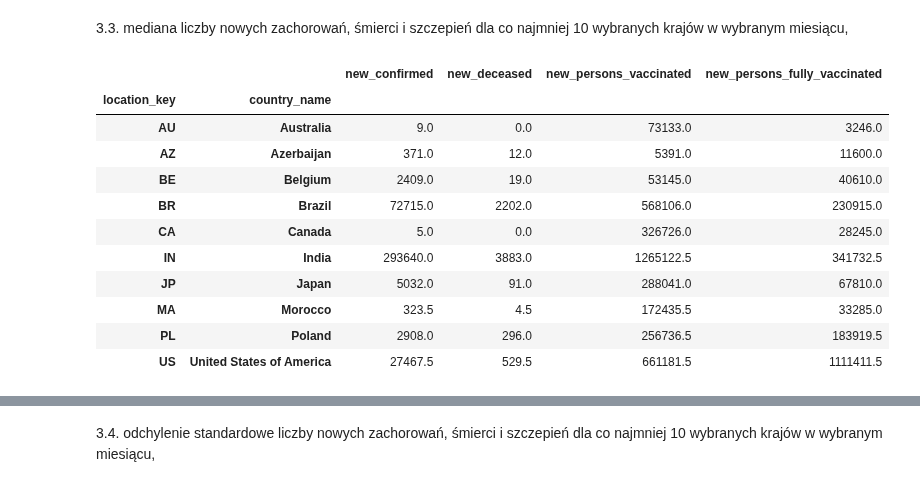
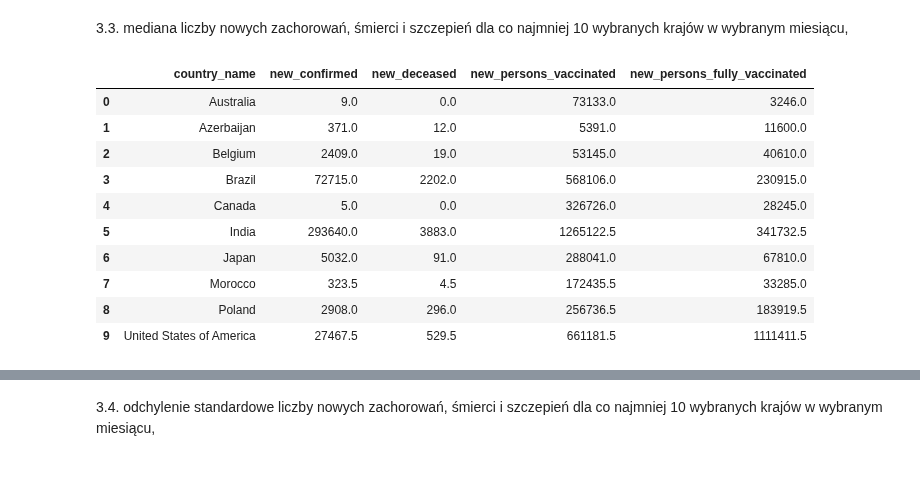
Before and after one commit to JakubKaczmarek5764/BigData1, a Jupyter notebook: zad2.ipynb, the cells around one changed output, grey strips where cells are left out. Saved outputs shown, nothing was run; the diff lists cells and outputs as text; code cells hidden in the pictures.

```diff
--- a/zad2.ipynb
+++ b/zad2.ipynb
@@ -369,27 +369,25 @@ Passing `palette` without assigning `hue` is deprecated and will be removed in v
 # %% [markdown]
 3.3. mediana liczby nowych zachorowań, śmierci i szczepień dla co najmniej 10 wybranych krajów w wybranym miesiącu,
 # %%
-(
-    df[
-        (df['date'].dt.year == year) &
-        (df['date'].dt.month == month) &
-        (df['subregion1_code_x'].isna()) &
-        (df['country_name'].isin(countries))
-    ]
-    .groupby(['location_key', 'country_name'])[['new_confirmed', 'new_deceased', 'new_persons_vaccinated', 'new_persons_fully_vaccinated']]
-    .median()
+median_values = df[
+    (df['date'].dt.year == year) &
+    (df['date'].dt.month == month) &
+    (df['subregion1_code_x'].isna()) &
+    (df['country_name'].isin(countries))
+].groupby(['country_name'])[['new_confirmed', 'new_deceased', 'new_persons_vaccinated', 'new_persons_fully_vaccinated']].median()
 
-)
+# Resetowanie indeksu dla łatwiejszego przetwarzania
+median_values.reset_index(inplace=True)
+median_values
 # %% [output]
-|  |  | new_confirmed | new_deceased | new_persons_vaccinated | new_persons_fully_vaccinated |
-| location_key | country_name |  |  |  |  |
-| AU | Australia | 9.0 | 0.0 | 73133.0 | 3246.0 |
-| AZ | Azerbaijan | 371.0 | 12.0 | 5391.0 | 11600.0 |
-| BE | Belgium | 2409.0 | 19.0 | 53145.0 | 40610.0 |
-| BR | Brazil | 72715.0 | 2202.0 | 568106.0 | 230915.0 |
-| CA | Canada | 5.0 | 0.0 | 326726.0 | 28245.0 |
-| IN | India | 293640.0 | 3883.0 | 1265122.5 | 341732.5 |
-| JP | Japan | 5032.0 | 91.0 | 288041.0 | 67810.0 |
-| MA | Morocco | 323.5 | 4.5 | 172435.5 | 33285.0 |
-| PL | Poland | 2908.0 | 296.0 | 256736.5 | 183919.5 |
-| US | United States of America | 27467.5 | 529.5 | 661181.5 | 1111411.5 |
+|  | country_name | new_confirmed | new_deceased | new_persons_vaccinated | new_persons_fully_vaccinated |
+| 0 | Australia | 9.0 | 0.0 | 73133.0 | 3246.0 |
+| 1 | Azerbaijan | 371.0 | 12.0 | 5391.0 | 11600.0 |
+| 2 | Belgium | 2409.0 | 19.0 | 53145.0 | 40610.0 |
+| 3 | Brazil | 72715.0 | 2202.0 | 568106.0 | 230915.0 |
+| 4 | Canada | 5.0 | 0.0 | 326726.0 | 28245.0 |
+| 5 | India | 293640.0 | 3883.0 | 1265122.5 | 341732.5 |
+| 6 | Japan | 5032.0 | 91.0 | 288041.0 | 67810.0 |
+| 7 | Morocco | 323.5 | 4.5 | 172435.5 | 33285.0 |
+| 8 | Poland | 2908.0 | 296.0 | 256736.5 | 183919.5 |
+| 9 | United States of America | 27467.5 | 529.5 | 661181.5 | 1111411.5 |
```
Also changed, not shown: parts of 1 cell of this notebook.
